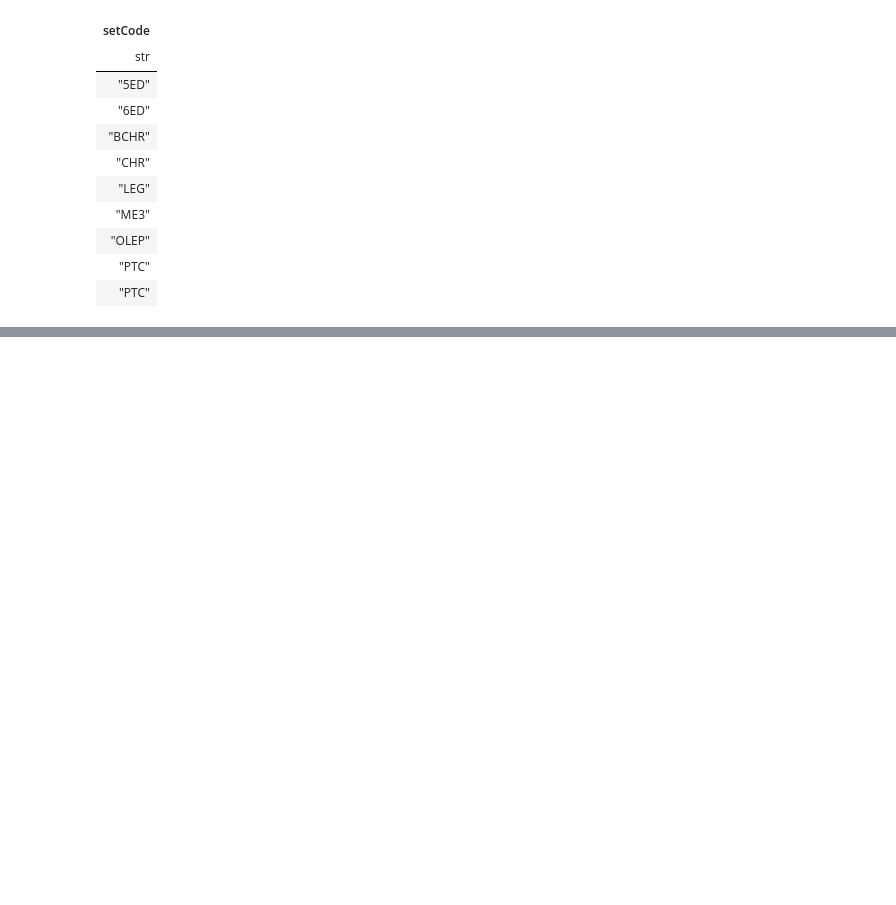
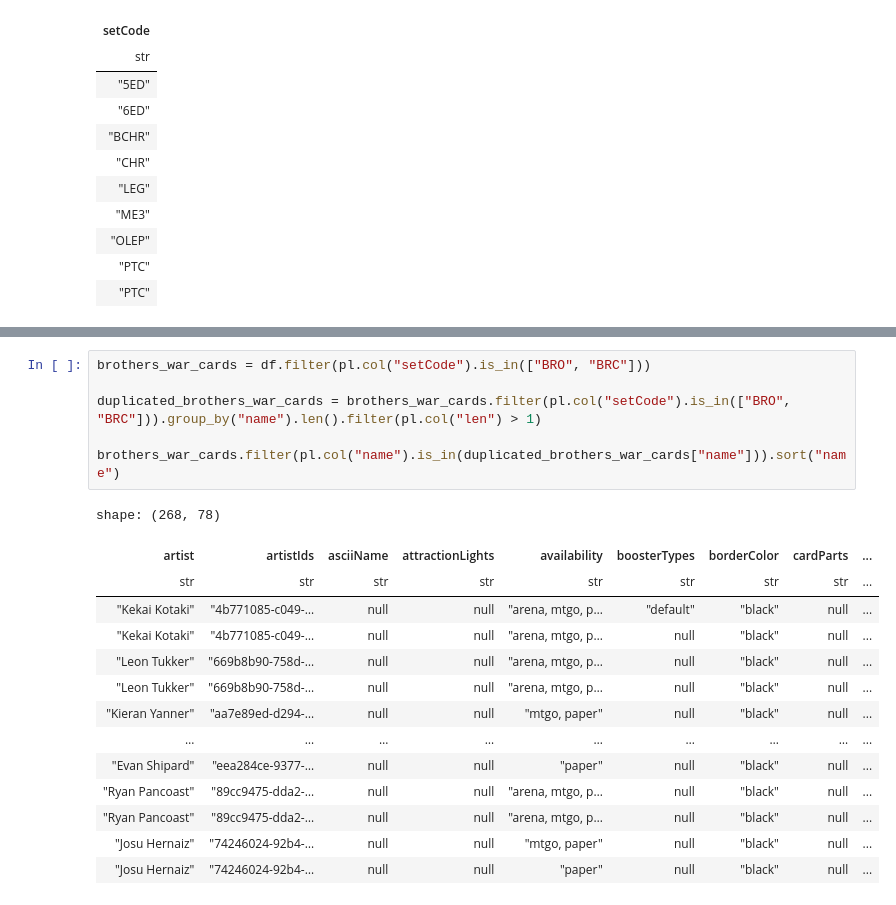
Before and after one commit to DaveParr/mtgai, a Jupyter notebook: notebooks/readdata.ipynb, the cells around one changed output, grey strips where cells are left out. Cells and saved outputs as stored; diff of their text form; blank space fills up the shorter version.

Commit message:
Deduplicate cards in BRO BRC

```diff
--- a/notebooks/readdata.ipynb
+++ b/notebooks/readdata.ipynb
@@ -111,0 +95,21 @@ shape: (399, 78)
+# %%
+brothers_war_cards = df.filter(pl.col("setCode").is_in(["BRO", "BRC"]))
+
+duplicated_brothers_war_cards = brothers_war_cards.filter(pl.col("setCode").is_in(["BRO", "BRC"])).group_by("name").len().filter(pl.col("len") > 1)
+
+brothers_war_cards.filter(pl.col("name").is_in(duplicated_brothers_war_cards["name"])).sort("name")
+# %% [output]
+shape: (268, 78)
+| artist | artistIds | asciiName | attractionLights | availability | boosterTypes | borderColor | cardParts | ... |
+| str | str | str | str | str | str | str | str | ... |
+| "Kekai Kotaki" | "4b771085-c049-… | null | null | "arena, mtgo, p… | "default" | "black" | null | ... |
+| "Kekai Kotaki" | "4b771085-c049-… | null | null | "arena, mtgo, p… | null | "black" | null | ... |
+| "Leon Tukker" | "669b8b90-758d-… | null | null | "arena, mtgo, p… | null | "black" | null | ... |
+| "Leon Tukker" | "669b8b90-758d-… | null | null | "arena, mtgo, p… | null | "black" | null | ... |
+| "Kieran Yanner" | "aa7e89ed-d294-… | null | null | "mtgo, paper" | null | "black" | null | ... |
+| … | … | … | … | … | … | … | … | ... |
+| "Evan Shipard" | "eea284ce-9377-… | null | null | "paper" | null | "black" | null | ... |
+| "Ryan Pancoast" | "89cc9475-dda2-… | null | null | "arena, mtgo, p… | null | "black" | null | ... |
+| "Ryan Pancoast" | "89cc9475-dda2-… | null | null | "arena, mtgo, p… | null | "black" | null | ... |
+| "Josu Hernaiz" | "74246024-92b4-… | null | null | "mtgo, paper" | null | "black" | null | ... |
+| "Josu Hernaiz" | "74246024-92b4-… | null | null | "paper" | null | "black" | null | ... |
```
Also changed, not shown: parts of 4 cells of this notebook, 1 other file.
